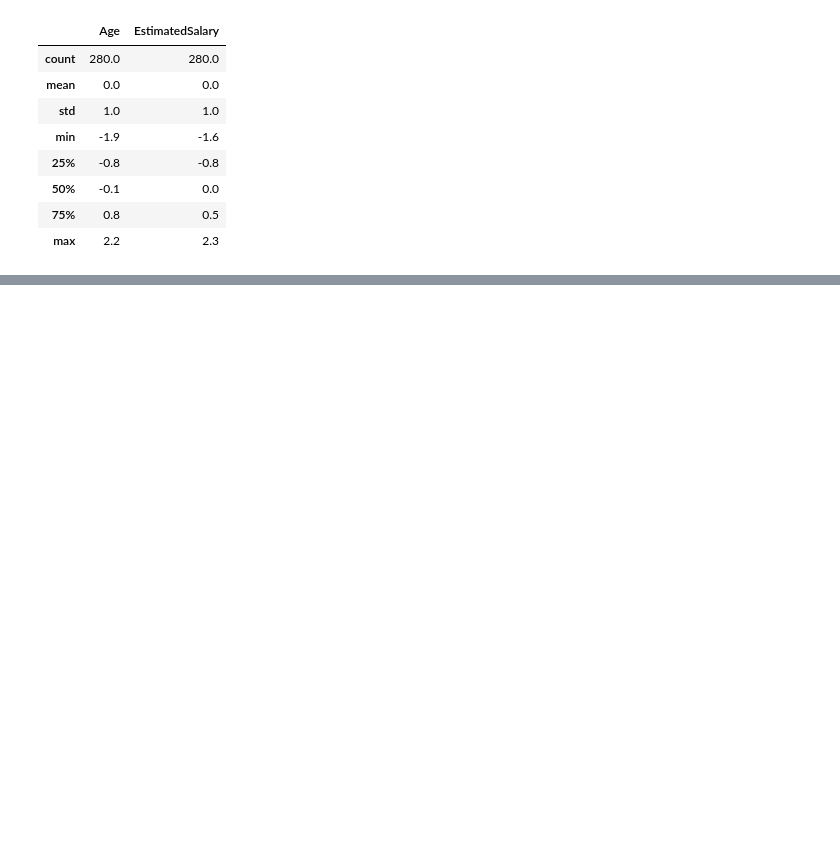
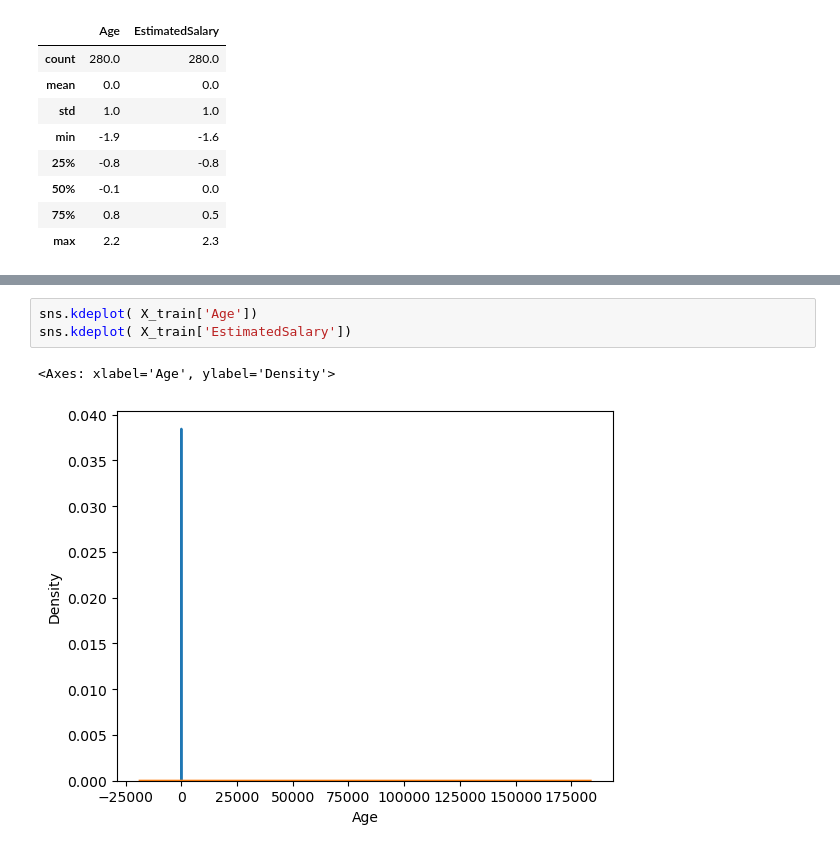
Before and after one commit to anshuiitb/100-days-ml, a Jupyter notebook: Day24 Standardization/Standardization.ipynb, the cells around one changed output, grey strips where cells are left out. Saved outputs shown, nothing was run; the diff lists cells and outputs as text; blank space fills up the shorter version.

```diff
--- a/Day24 Standardization/Standardization.ipynb
+++ b/Day24 Standardization/Standardization.ipynb
@@ -121,0 +128,6 @@ np.round(X_train_scaled.describe() , 1)
+# %%
+sns.kdeplot( X_train['Age'])
+sns.kdeplot( X_train['EstimatedSalary'])
+# %% [output]
+<Axes: xlabel='Age', ylabel='Density'>
+[figure, added]
```
Also changed, not shown: parts of 1 cell of this notebook, 7 other files.
